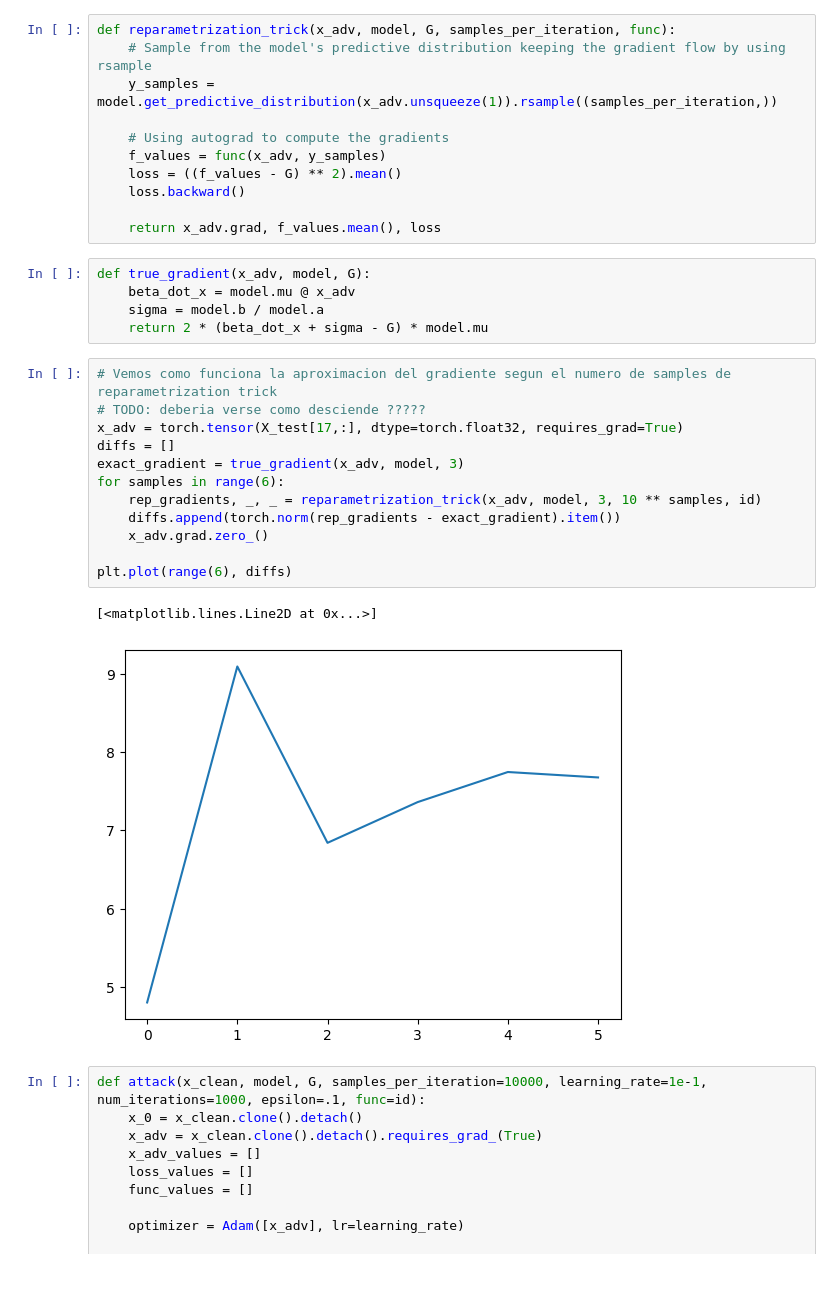
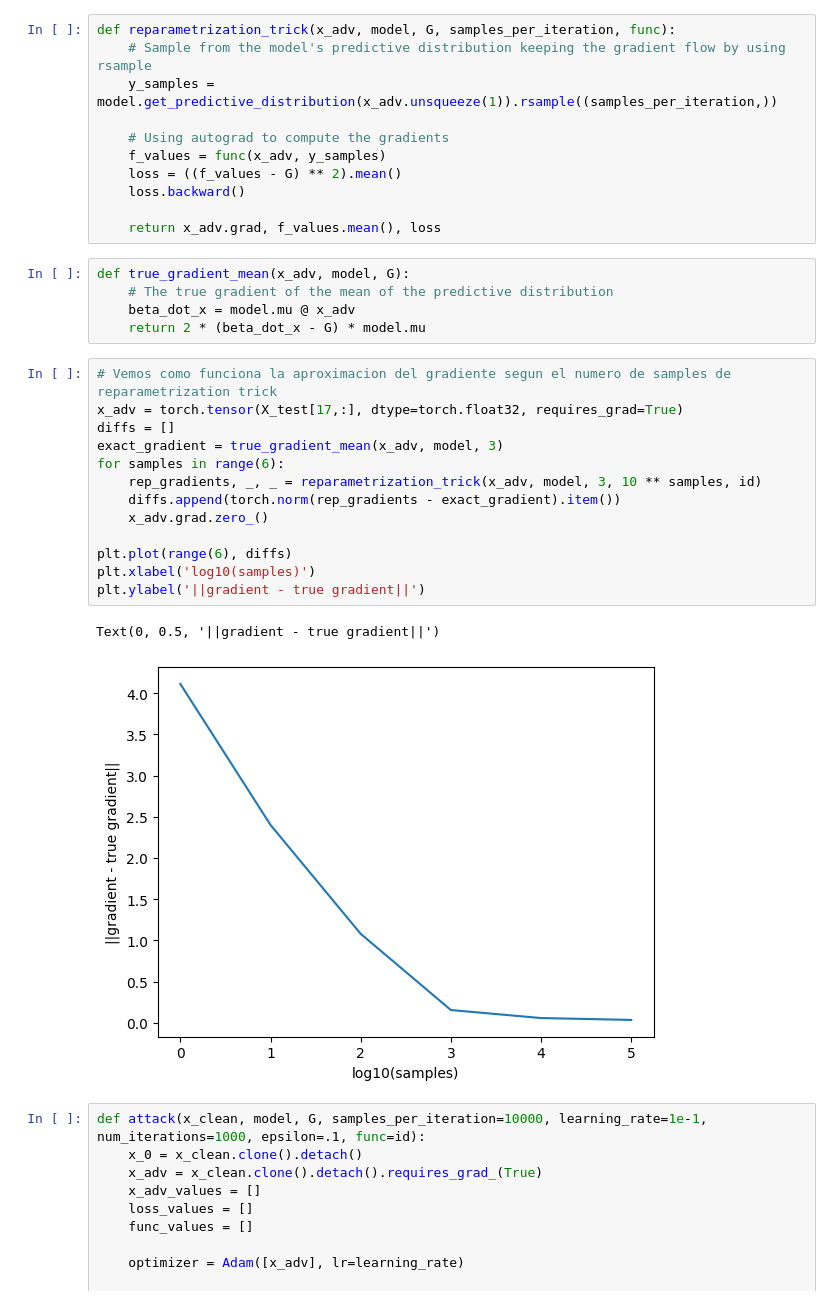
Before and after one commit to pablogarciarce/AdvReg, a Jupyter notebook: notebooks/test_point_attack.ipynb, the cells around one changed output. Drawn from its saved outputs; the diff is of its cells as text; blank space fills up the shorter version.

```diff
--- a/notebooks/test_point_attack.ipynb
+++ b/notebooks/test_point_attack.ipynb
@@ -56,25 +53,26 @@ def reparametrization_trick(x_adv, model, G, samples_per_iteration, func):
 
     return x_adv.grad, f_values.mean(), loss
 # %%
-def true_gradient(x_adv, model, G):
+def true_gradient_mean(x_adv, model, G):
+    # The true gradient of the mean of the predictive distribution
     beta_dot_x = model.mu @ x_adv
-    sigma = model.b / model.a
-    return 2 * (beta_dot_x + sigma - G) * model.mu
+    return 2 * (beta_dot_x - G) * model.mu
 # %%
 # Vemos como funciona la aproximacion del gradiente segun el numero de samples de reparametrization trick
-# TODO: deberia verse como desciende ?????
 x_adv = torch.tensor(X_test[17,:], dtype=torch.float32, requires_grad=True)
 diffs = []
-exact_gradient = true_gradient(x_adv, model, 3)
+exact_gradient = true_gradient_mean(x_adv, model, 3)
 for samples in range(6):
     rep_gradients, _, _ = reparametrization_trick(x_adv, model, 3, 10 ** samples, id)
     diffs.append(torch.norm(rep_gradients - exact_gradient).item())
     x_adv.grad.zero_()
 
 plt.plot(range(6), diffs)
+plt.xlabel('log10(samples)')
+plt.ylabel('||gradient - true gradient||')
 # %% [output]
-[<matplotlib.lines.Line2D at 0x...>]
+Text(0, 0.5, '||gradient - true gradient||')
-[figure, old version]
+[figure, new version]
 # %%
 def attack(x_clean, model, G, samples_per_iteration=10000, learning_rate=1e-1, num_iterations=1000, epsilon=.1, func=id):
     x_0 = x_clean.clone().detach()
```
Also changed, not shown: parts of 7 cells of this notebook.
